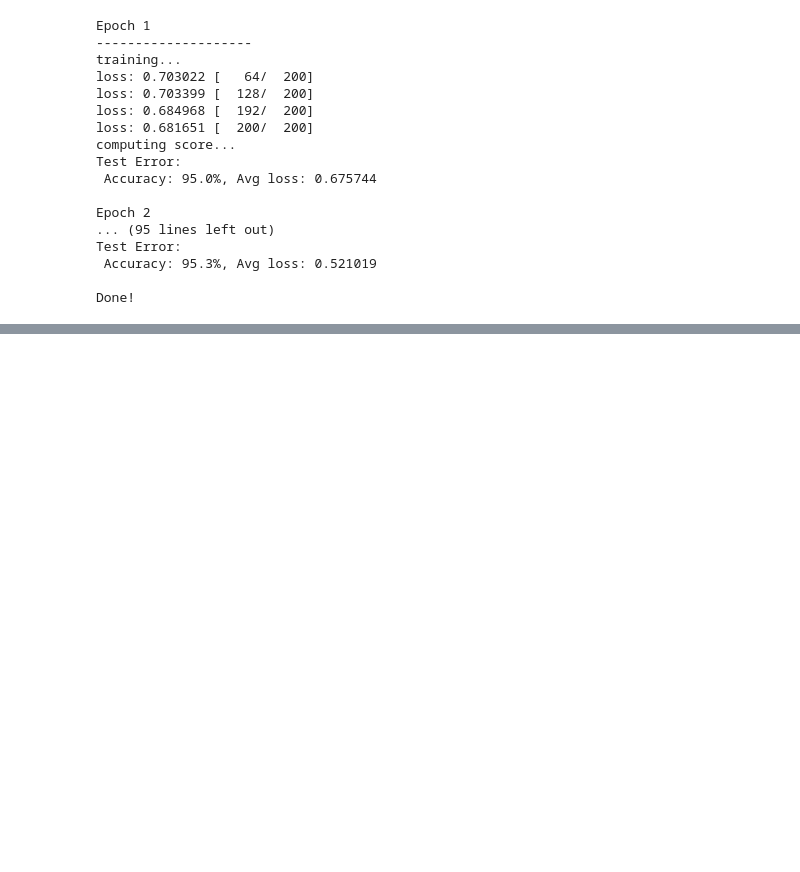
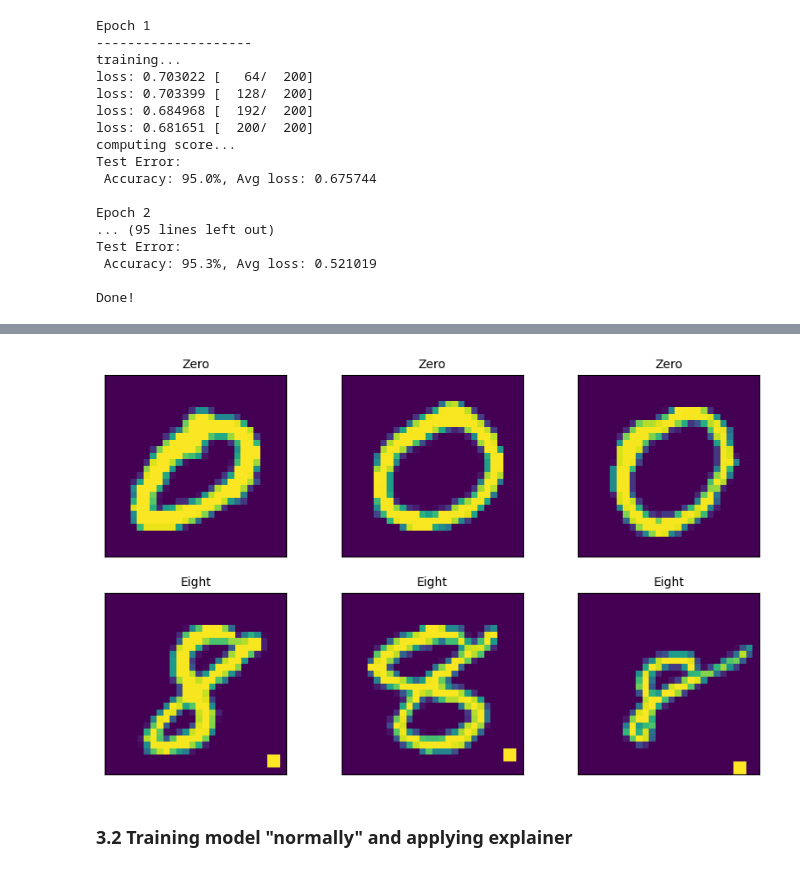
Before and after one commit to zlochina/xil-research-modification, a Jupyter notebook: src/experiments/08_MNIST.ipynb, the cells around one changed output, grey strips where cells are left out. Drawn from its saved outputs; the diff is of its cells as text; code cells hidden in the pictures; blank space fills up the shorter version.

```diff
--- a/src/experiments/08_MNIST.ipynb
+++ b/src/experiments/08_MNIST.ipynb
@@ -778,0 +767,36 @@ TypeError: object of type 'CustomModel' has no len()
+# %%
+import matplotlib.pyplot as plt
+fig, ax_list = plt.subplots(nrows=2, ncols=3, figsize=(10, 6))
+# fig.subplots_adjust(wspace=0, hspace=0)
+
+# Show 3 instances for each of the 2 labels
+label_translation = dict(zero=torch.tensor((1, 0)), eight=torch.tensor((0, 1)))
+zeros = []
+eights = []
+example_dataloader = torch.utils.data.DataLoader(misleading_ds_train, batch_size=1, shuffle=True)
+for i, (X, y, _) in enumerate(example_dataloader):
+    X = torch.flatten(X, 0, 2)
+    if all(y[0] == label_translation["zero"]) and len(zeros) != 3:
+        zeros.append(X)
+    elif all(y[0] == label_translation["eight"]) and len(eights) != 3:
+        eights.append(X)
+
+    if len(zeros) == 3 and len(eights) == 3:
+        break
+
+for i, X in enumerate(zeros):
+    ax_list[0][i].imshow(X, cmap='viridis')
+    ax_list[0][i].set_title("Zero", fontsize=10, color='black')
+    ax_list[0][i].set_xticks([])
+    ax_list[0][i].set_yticks([])
+    # ax_list[0][i].set_facecolor('black')
+
+for i, X in enumerate(eights):
+    ax_list[1][i].imshow(X, cmap='viridis')
+    ax_list[1][i].set_title("Eight", fontsize=10, color='black')
+    ax_list[1][i].set_xticks([])
+    ax_list[1][i].set_yticks([])
+# %% [output]
+[figure, added]
+# %% [markdown]
+### 3.2 Training model "normally" and applying explainer
```
Also changed, not shown: parts of 26 cells of this notebook, 1 other file.
